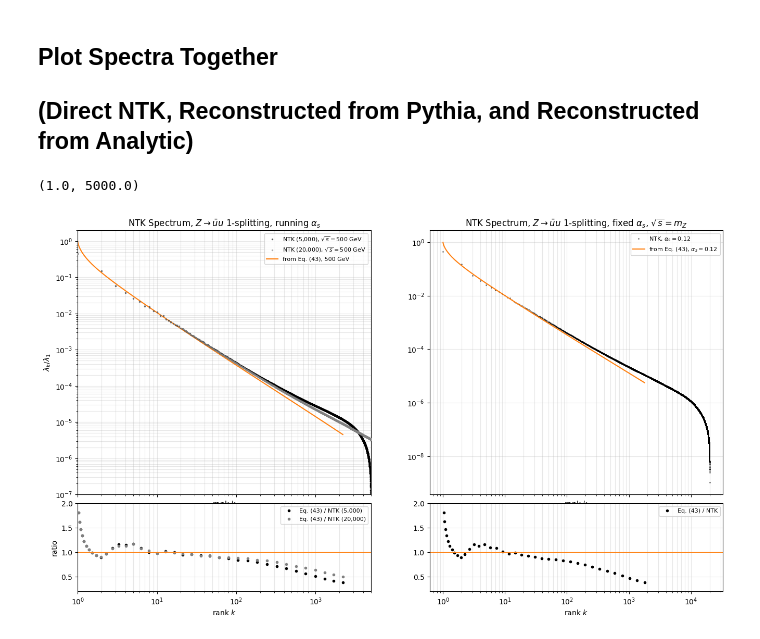
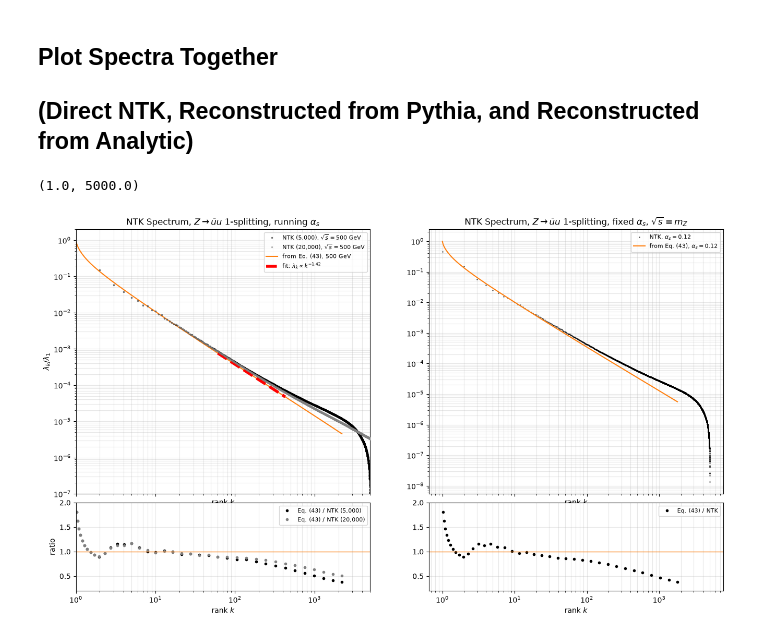
Before and after one commit to Shutko/Jet-Scaling-Laws, a Jupyter notebook: StevensCode/plot_together.ipynb, the cells around one changed output. Drawn from its saved outputs; the diff is of its cells as text; code cells hidden in the pictures.

```diff
--- a/StevensCode/plot_together.ipynb
+++ b/StevensCode/plot_together.ipynb
@@ -60,38 +60,44 @@ ax1.loglog(kk(NTK_20['Z1_500GeV']), scale*NTK_20['Z1_500GeV']/NTK_20['Z1_500GeV'
 # k, lam = REC_AN['Z1'];        ax1.loglog(k, lam*norm('Z1', k), '-', color='C0', label=r'from Eq. (43), $m_Z$')
 k, lam = REC_AN['Z1_500GeV']; ax1.loglog(k, lam*norm('Z1_500GeV', k), '-', color='C1', label=r'from Eq. (43), 500 GeV')
 # k, lam = REC_AN['Z1_1TeV'];   ax1.loglog(k, lam*norm('Z1_1TeV', k), '-', color='C2', label=r'from Eq. (43), 1 TeV')
+###### Ratio Plot ######
 r1.semilogx(k, lam*norm('Z1_500GeV', k)/(scale*ntk_at(NTK_5, 'Z1_500GeV', k)), '.', color='k', label='Eq. (43) / NTK (5,000)')
 r1.semilogx(k, lam*norm('Z1_500GeV', k)/(scale*ntk_at(NTK_20, 'Z1_500GeV', k)), '.', color='gray', label='Eq. (43) / NTK (20,000)')
+###### Fit ######
+lo, hi = 5e1, 5e2
+m = (k >= lo) & (k <= hi)
+fit = np.polyfit(np.log(k[m]), np.log(lam[m]), 1);  alpha = -fit[0]
+ax1.loglog(k[m], np.exp(np.polyval(fit, np.log(k[m])))*norm('Z1_500GeV', k), '--', color='r', lw=4, label=rf'fit: $\lambda_k \propto k^{{-{alpha:.2f}}}$')
 ax1.set_title(r'NTK Spectrum, $Z\rightarrow \bar{u}u$ 1-splitting, running $\alpha_s$');
 ax1.set_xlabel('rank $k$');
 ax1.set_ylabel(r'$\lambda_k/\lambda_1$')
 ax1.legend(fontsize=8); ax1.grid(True, which='both', alpha=0.3)
 
 # right: fixed alpha_s at mZ
 # ax2.loglog(kk(NTK['Z1_fix08']), scale*NTK['Z1_fix08']/NTK['Z1_fix08'][0], '.', color='C0', markersize=2, alpha=0.5, label=r'NTK, $\alpha_s = 0.08$')
-ax2.loglog(kk(NTK['Z1_fix12']), scale*NTK['Z1_fix12']/NTK['Z1_fix12'][0], '.', color='k', markersize=2, alpha=0.5, label=r'NTK, $\alpha_s = 0.12$')
+ax2.loglog(kk(NTK_5['Z1_fix12']), scale*NTK_5['Z1_fix12']/NTK_5['Z1_fix12'][0], '.', color='k', markersize=2, alpha=0.5, label=r'NTK, $\alpha_s = 0.12$')
 # ax2.loglog(kk(NTK['Z1_fix16']), scale*NTK['Z1_fix16']/NTK['Z1_fix16'][0], '.', color='C2', markersize=2, alpha=0.5, label=r'NTK, $\alpha_s = 0.16$')
 # k, lam = REC_PY['Z1_fix08'];  ax2.loglog(k, lam*norm('Z1_fix08', k), 'o', color='C0', markersize=4, mfc='none', label=r'from Pythia $d(Q)$, $\alpha_s = 0.08$')
 # k, lam = REC_PY['Z1_fix12'];  ax2.loglog(k, lam*norm('Z1_fix12', k), 'o', color='C1', markersize=4, mfc='none', label=r'from Pythia $d(Q)$, $\alpha_s = 0.12$')
 # k, lam = REC_PY['Z1_fix16'];  ax2.loglog(k, lam*norm('Z1_fix16', k), 'o', color='C2', markersize=4, mfc='none', label=r'from Pythia $d(Q)$, $\alpha_s = 0.16$')
 # k, lam = REC_AN['Z1_fix08'];  ax2.loglog(k, lam*norm('Z1_fix08', k), '-', color='C0', label=r'from Eq. (43), $\alpha_s = 0.08$')
 k, lam = REC_AN['Z1_fix12'];  ax2.loglog(k, lam*norm('Z1_fix12', k), '-', color='C1', label=r'from Eq. (43), $\alpha_s = 0.12$')
 # k, lam = REC_AN['Z1_fix16'];  ax2.loglog(k, lam*norm('Z1_fix16', k), '-', color='C2', label=r'from Eq. (43), $\alpha_s = 0.16$')
 ax2.set_title(r'NTK Spectrum, $Z\rightarrow \bar{u}u$ 1-splitting, fixed $\alpha_s$, $\sqrt{s} = m_Z$');
 ax2.set_xlabel('rank $k$')
 ax2.legend(fontsize=8); ax2.grid(True, which='both', alpha=0.3)
 r2.semilogx(k, lam*norm('Z1_fix12', k)/(scale*ntk_at(NTK_5, 'Z1_fix12', k)), '.', color='k', label='Eq. (43) / NTK')
 
 
 for r in (r1, r2):
     r.axhline(1, color='C1', lw=1);
     # r.set_yscale('log');
     r.set_ylim(0.2, 2);
     r.set_xlabel('rank $k$');
     r.grid(True, which='both', alpha=0.3);
     r.legend(fontsize=8)
 r1.set_ylabel('ratio')
 ax1.set_ylim(1e-7, 2); ax1.set_xlim(1e0, 5e3)
 # %% [output]
 (1.0, 5000.0)
-[figure, old version]
+[figure, new version]
```
Also changed, not shown: 10 other files.
